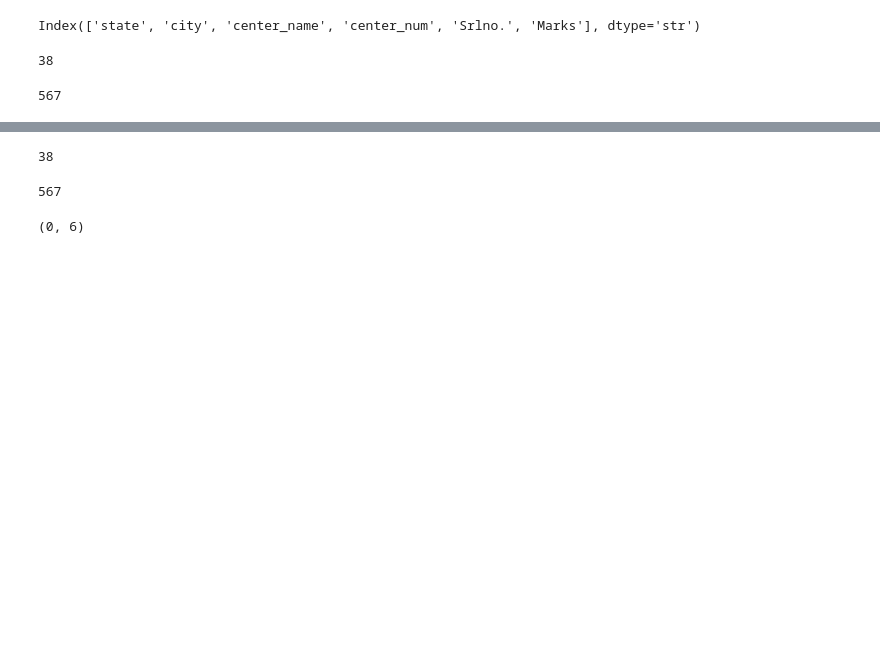
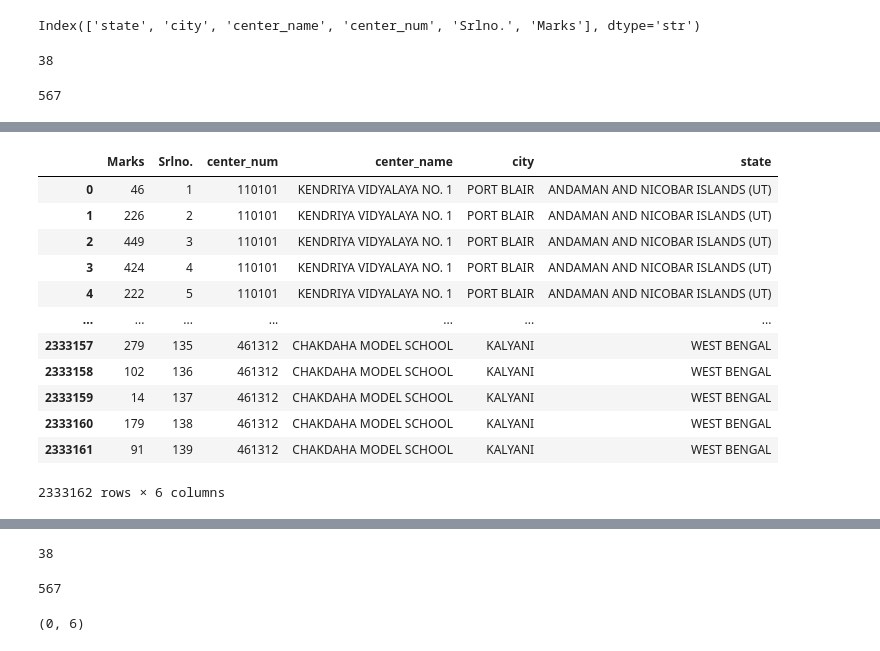
Before and after one commit to paramcgwala-crypto/param_pythonand_ml_turtle_graphic_proper_notation, a Jupyter notebook: basic_Tradition_programing_python/all_neet_marks_2607.ipynb, the cells around one changed output, grey strips where cells are left out. Saved outputs shown, nothing was run; the diff lists cells and outputs as text; code cells hidden in the pictures; blank space fills up the shorter version.

```diff
--- a/basic_Tradition_programing_python/all_neet_marks_2607.ipynb
+++ b/basic_Tradition_programing_python/all_neet_marks_2607.ipynb
@@ -23,0 +56,16 @@ df["city"].nunique()  # tota number of uniwue value batata hai
+# %%
+df[['Marks', 'Srlno.', 'center_num', 'center_name', 'city', 'state']]
+# %% [output]
+|  | Marks | Srlno. | center_num | center_name | city | state |
+| 0 | 46 | 1 | 110101 | KENDRIYA VIDYALAYA NO. 1 | PORT BLAIR | ANDAMAN AND NICOBAR ISLANDS (UT) |
+| 1 | 226 | 2 | 110101 | KENDRIYA VIDYALAYA NO. 1 | PORT BLAIR | ANDAMAN AND NICOBAR ISLANDS (UT) |
+| 2 | 449 | 3 | 110101 | KENDRIYA VIDYALAYA NO. 1 | PORT BLAIR | ANDAMAN AND NICOBAR ISLANDS (UT) |
+| 3 | 424 | 4 | 110101 | KENDRIYA VIDYALAYA NO. 1 | PORT BLAIR | ANDAMAN AND NICOBAR ISLANDS (UT) |
+| 4 | 222 | 5 | 110101 | KENDRIYA VIDYALAYA NO. 1 | PORT BLAIR | ANDAMAN AND NICOBAR ISLANDS (UT) |
+| ... | ... | ... | ... | ... | ... | ... |
+| 2333157 | 279 | 135 | 461312 | CHAKDAHA MODEL SCHOOL | KALYANI | WEST BENGAL |
+| 2333158 | 102 | 136 | 461312 | CHAKDAHA MODEL SCHOOL | KALYANI | WEST BENGAL |
+| 2333159 | 14 | 137 | 461312 | CHAKDAHA MODEL SCHOOL | KALYANI | WEST BENGAL |
+| 2333160 | 179 | 138 | 461312 | CHAKDAHA MODEL SCHOOL | KALYANI | WEST BENGAL |
+| 2333161 | 91 | 139 | 461312 | CHAKDAHA MODEL SCHOOL | KALYANI | WEST BENGAL |
+2333162 rows × 6 columns
```
Also changed, not shown: parts of 10 cells of this notebook.
